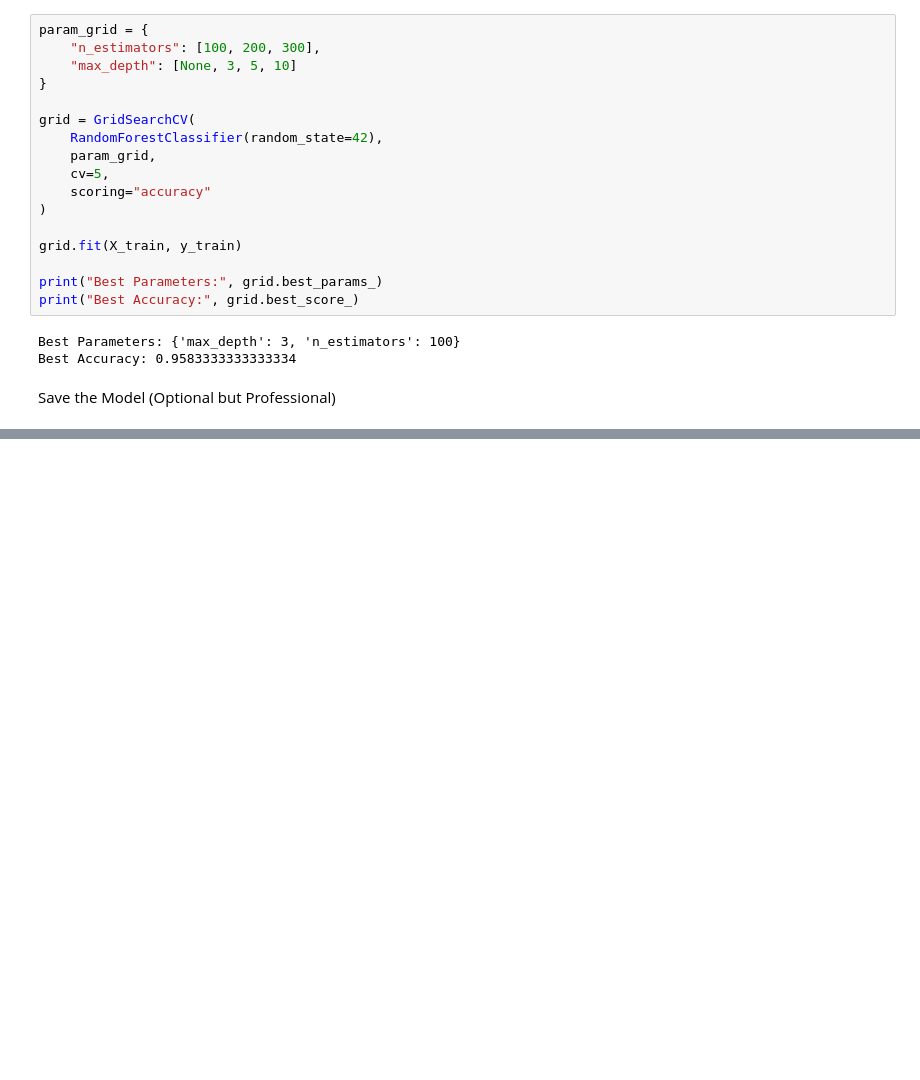
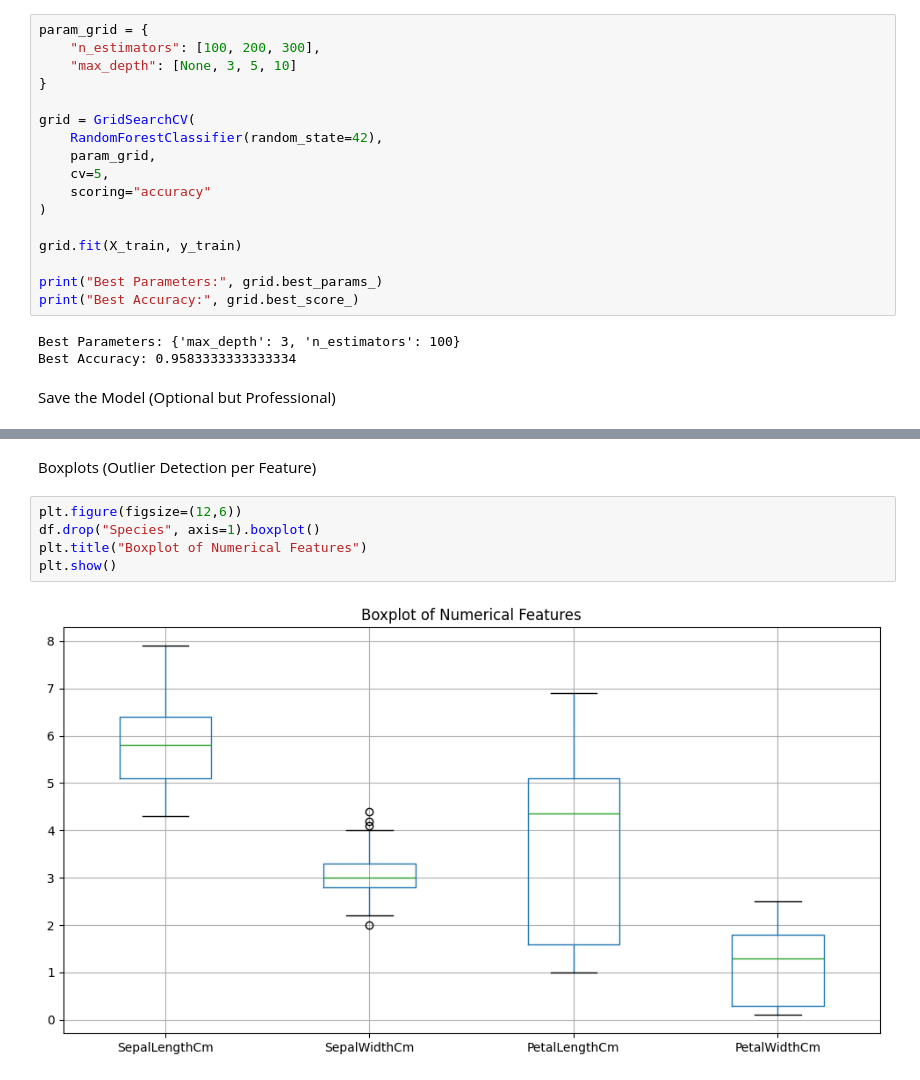
Before and after one commit to TheObsidianEye-ARIF-FOYSAL/ml, a Jupyter notebook: z/flower.ipynb, the cells around one changed output, grey strips where cells are left out. Cells and saved outputs as stored; diff of their text form; blank space fills up the shorter version.

```diff
--- a/z/flower.ipynb
+++ b/z/flower.ipynb
@@ -192,0 +1959,9 @@ joblib.dump(scaler, "scaler.pkl")
+# %% [markdown]
+Boxplots (Outlier Detection per Feature)
+# %%
+plt.figure(figsize=(12,6))
+df.drop("Species", axis=1).boxplot()
+plt.title("Boxplot of Numerical Features")
+plt.show()
+# %% [output]
+[figure, added]
```
Also changed, not shown: parts of 48 cells of this notebook, 17 other files.
